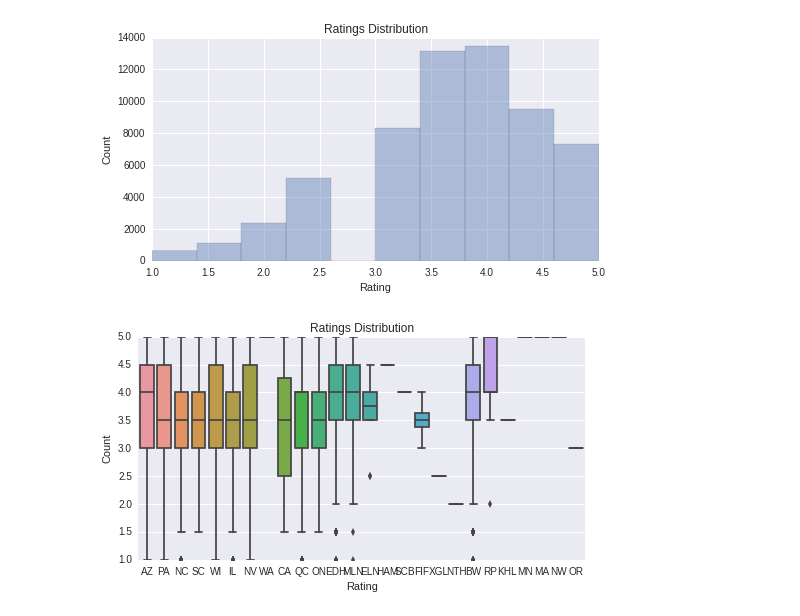
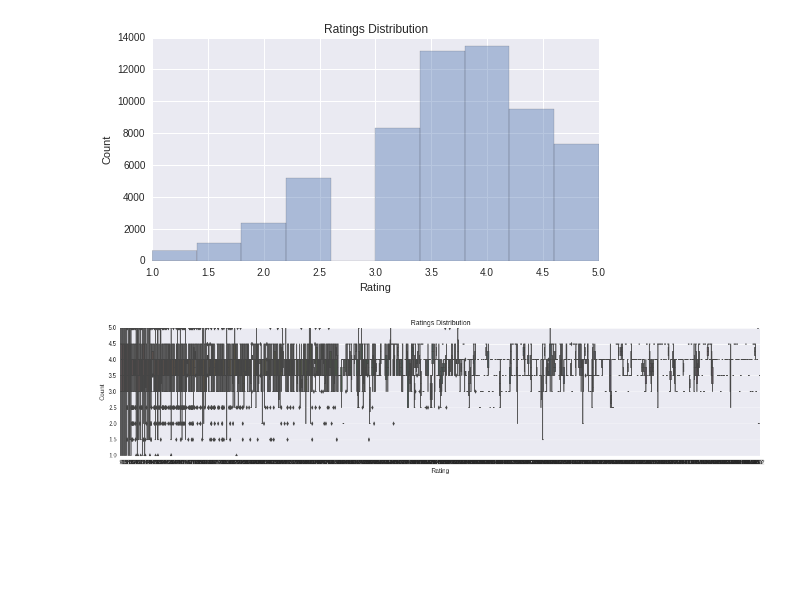
Before and after one commit to karenxiao/pandas-express, a Jupyter notebook: pandas_express.ipynb, the cells around one changed output. Cells and saved outputs as stored; diff of their text form; code cells hidden in the pictures; blank space fills up the shorter version.

```diff
--- a/pandas_express.ipynb
+++ b/pandas_express.ipynb
@@ -41,15 +44,18 @@ The Yelp dataset is in JSON format, [which you can read about here](https://en.w
 import json
 
 '''
-load_json(filepath)
+load_data(filepath)
 Given a filepath to a JSON file, loads in the file and formats the JSON
 '''
-def load_json(filepath):
+def load_data(filepath):
     data = []
+
+    # Open file and read in line by line
     with open(filepath) as file:
         for line in file:
             # Strip out trailing whitespace at the end of the line
             data.append(json.loads(line.rstrip()))
+
     return data
 # %%
-data = load_json('data/business.json')
+data = load_data('data/business.json')
@@ -84 +66,3 @@ business_df = pd.DataFrame.from_dict(data)
+# %%
+business_df = pd.io.json.json_normalize(data)
 # %% [markdown]
@@ -316,13 +322,13 @@ plt.show()
 # %% [output]
 [figure]
 # %%
-sns.set(rc={"figure.figsize": (8, 4)})
+sns.set(rc={"figure.figsize": (20, 4)})
 
-sns.boxplot(data=business_df, x='state', y='stars', orient='v')
+sns.boxplot(data=business_df, x='review_count', y='stars', orient='v')
 
 plt.title('Ratings Distribution')
 plt.xlabel('Rating')
 plt.ylabel('Count')
 plt.show()
 # %% [output]
-[figure, old version]
+[figure, new version]
```
Also changed, not shown: parts of 29 cells of this notebook.
